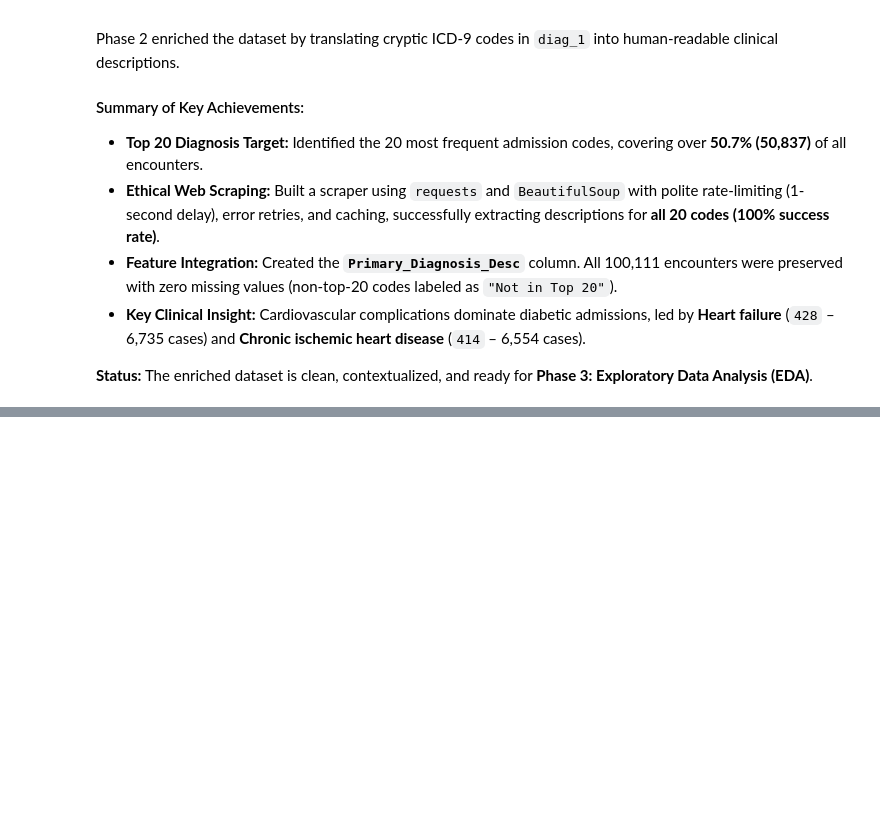
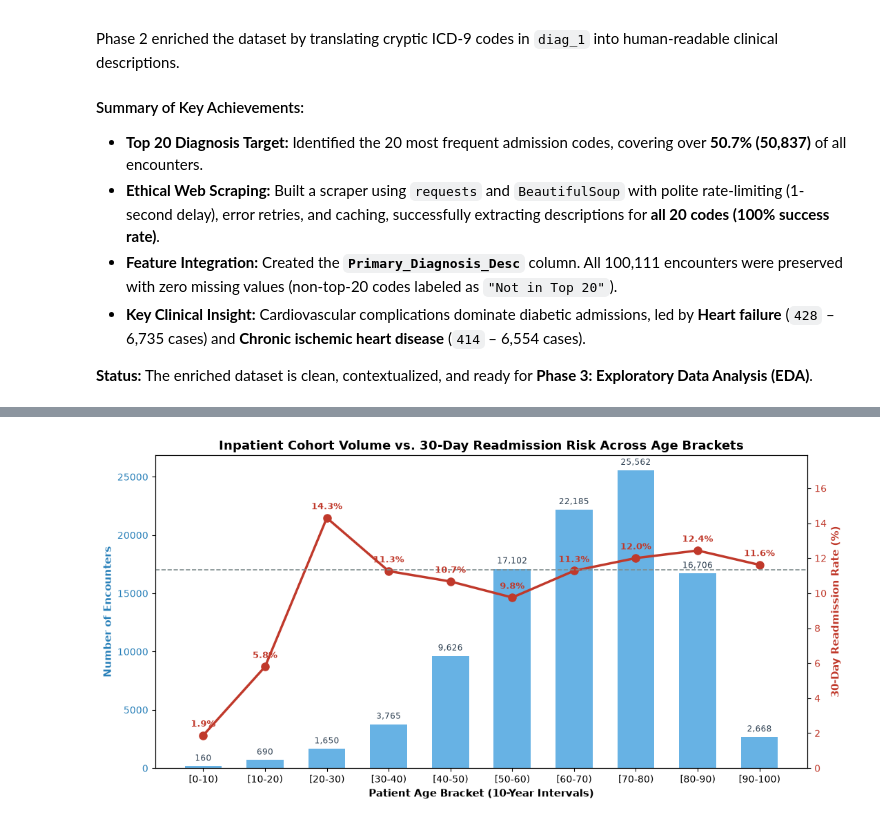
Before and after one commit to HasithaLWi/modeling-for-vitality-health-network, a Jupyter notebook: notebooks/Patient_Risk_Stratification_VHN.ipynb, the cells around one changed output, grey strips where cells are left out. Drawn from its saved outputs; the diff is of its cells as text; code cells hidden in the pictures; blank space fills up the shorter version.

```diff
--- a/notebooks/Patient_Risk_Stratification_VHN.ipynb
+++ b/notebooks/Patient_Risk_Stratification_VHN.ipynb
@@ -991,0 +1400,38 @@ Phase 2 enriched the dataset by translating cryptic ICD-9 codes in `diag_1` into
+# %%
+# Step 3.2: Dual-Axis Analysis of Age Distribution vs. 30-Day Readmission Rate
+age_stats = df_cleaned.groupby('age').agg(
+    Encounters=('encounter_id', 'count'),
+    Readmission_Rate=('readmitted_30d', lambda x: x.mean() * 100)
+).reindex(sorted(df_cleaned['age'].unique())).reset_index()
+
+fig, ax1 = plt.subplots(figsize=(11, 5.5))
+
+# Bar chart: Encounter Volume
+bars = ax1.bar(age_stats['age'], age_stats['Encounters'], color='#3498db', alpha=0.75, width=0.6, label='Encounter Volume')
+ax1.set_xlabel("Patient Age Bracket (10-Year Intervals)", fontweight='bold', fontsize=11)
+ax1.set_ylabel("Number of Encounters", color='#2980b9', fontweight='bold', fontsize=11)
+ax1.tick_params(axis='y', labelcolor='#2980b9')
+ax1.grid(False)
+
+for bar in bars:
+    h = bar.get_height()
+    ax1.annotate(f"{h:,}", (bar.get_x() + bar.get_width()/2., h + 300),
+                 ha='center', va='bottom', fontsize=8.5, color='#2c3e50')
+
+# Line chart: 30-Day Readmission Rate (%)
+ax2 = ax1.twinx()
+ax2.plot(age_stats['age'], age_stats['Readmission_Rate'], color='#c0392b', marker='o', linewidth=2.5, markersize=8, label='30-Day Readmission Rate (%)')
+ax2.set_ylabel("30-Day Readmission Rate (%)", color='#c0392b', fontweight='bold', fontsize=11)
+ax2.tick_params(axis='y', labelcolor='#c0392b')
+ax2.axhline(df_cleaned['readmitted_30d'].mean() * 100, color='#7f8c8d', linestyle='--', linewidth=1.2, label='Network Avg Rate')
+ax2.set_ylim(0, max(age_stats['Readmission_Rate']) * 1.25)
+
+for i, txt in enumerate(age_stats['Readmission_Rate']):
+    ax2.annotate(f"{txt:.1f}%", (age_stats['age'][i], age_stats['Readmission_Rate'][i] + 0.5),
+                 ha='center', fontweight='bold', color='#c0392b', fontsize=9)
+
+plt.title("Inpatient Cohort Volume vs. 30-Day Readmission Risk Across Age Brackets", fontweight='bold', fontsize=13)
+plt.tight_layout()
+plt.show()
+# %% [output]
+[figure, added]
```
Also changed, not shown: parts of 37 cells of this notebook.
